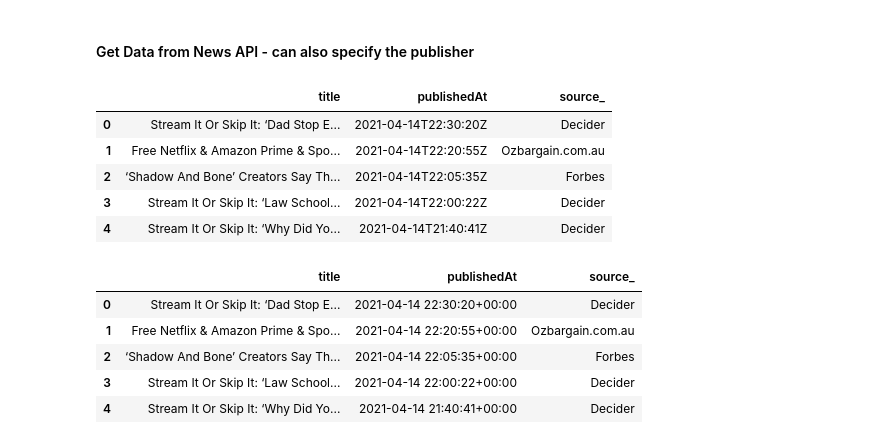
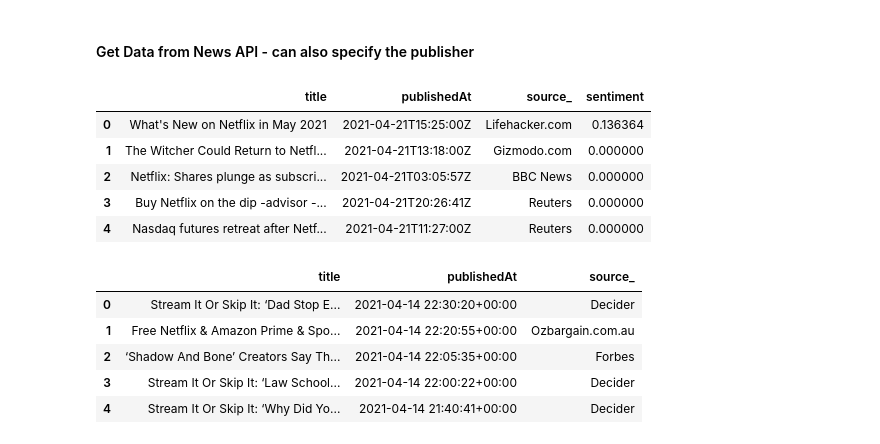
Before and after one commit to sandranachforg/CIS400_DW, a Jupyter notebook: CIS 4400 - Project NEW-No API KEY.ipynb, the cells around one changed output. Saved outputs shown, nothing was run; the diff lists cells and outputs as text; code cells hidden in the pictures.

```diff
--- a/CIS 4400 - Project NEW-No API KEY.ipynb
+++ b/CIS 4400 - Project NEW-No API KEY.ipynb
@@ -133,7 +133,7 @@ df.head()
 # %% [markdown]
 #### 7. Sentiment Analysis using Textblob
 # %%
-df['sentiment'] = df['cleaned_tweets'].apply(lambda tweet: TextBlob(tweet).sentiment)
+df['sentiment'] = df['cleaned_tweets'].apply(lambda tweet: TextBlob(tweet).sentiment.polarity)
 # %%
 df
 # %% [output]
@@ -183,14 +183,27 @@ get_company_data()
 # %%
 import requests
 # %%
-#You can specify the date, source, and title mentions
+"""
+@author: Mohamed Abouregila
+get_headlines()
+ this function takes company, fromDate, and to date in form of  "yyyy-mm-dd", and returns a dataframe of all
+ headlines posted about this company in the specified period
 
-def get_headlines():
+"""
+def get_headlines(company,fromDate,toDate,key):
 
-    key = "-"
-    URL= "http://newsapi.org/v2/everything?qInTitle=netflix&source=Forbes&language=en&from=2021-04-10&sortBy=publishedAt&apiKey=-"
-    r= requests.get(url= URL)
-    df = r.json()
+    url= "http://newsapi.org/v2/everything?"
+    parameters = {
+            "qInTitle": company,
+            "language":"en",
+            "from":fromDate,
+            "to":toDate,
+            "apiKey":key,
+    }
+
+    response = requests.get(url,params=parameters)
+
+    df = response.json()
     df = pd.DataFrame.from_dict(df)
     df = pd.concat([df.drop(['articles'], axis=1), df['articles'].apply(pd.Series)], axis=1)
     df [["Drop","source_"]] = df.source.apply(pd.Series)
@@ -202,12 +213,18 @@ df_news = get_headlines()
-# %%
-df_news.head()
-# %% [output]
-|  | title | publishedAt | source_ |
-| 0 | Stream It Or Skip It: ‘Dad Stop E... | 2021-04-14T22:30:20Z | Decider |
-| 1 | Free Netflix & Amazon Prime & Spo... | 2021-04-14T22:20:55Z | Ozbargain.com.au |
-| 2 | ‘Shadow And Bone’ Creators Say Th... | 2021-04-14T22:05:35Z | Forbes |
-| 3 | Stream It Or Skip It: ‘Law School... | 2021-04-14T22:00:22Z | Decider |
-| 4 | Stream It Or Skip It: ‘Why Did Yo... | 2021-04-14T21:40:41Z | Decider |
+# %%
+#Call get_headlines, and pass parameters
+df_news = get_headlines("netflix","2021-04-21","2021-04-21","")
+#calulate sentiment score, and add the olumn to the df
+df_news['sentiment'] = df_news['title'].apply(lambda title: TextBlob(title).sentiment.polarity)
+
+
+df_news.head()
+# %% [output]
+|  | title | publishedAt | source_ | sentiment |
+| 0 | What's New on Netflix in May 2021 | 2021-04-21T15:25:00Z | Lifehacker.com | 0.136364 |
+| 1 | The Witcher Could Return to Netfl... | 2021-04-21T13:18:00Z | Gizmodo.com | 0.000000 |
+| 2 | Netflix: Shares plunge as subscri... | 2021-04-21T03:05:57Z | BBC News | 0.000000 |
+| 3 | Buy Netflix on the dip -advisor -... | 2021-04-21T20:26:41Z | Reuters | 0.000000 |
+| 4 | Nasdaq futures retreat after Netf... | 2021-04-21T11:27:00Z | Reuters | 0.000000 |
 # %%
 df_news ["publishedAt"] = pd.to_datetime(s).dt.tz_localize(None)
 # %%
```
Also changed, not shown: parts of 1 cell of this notebook.
